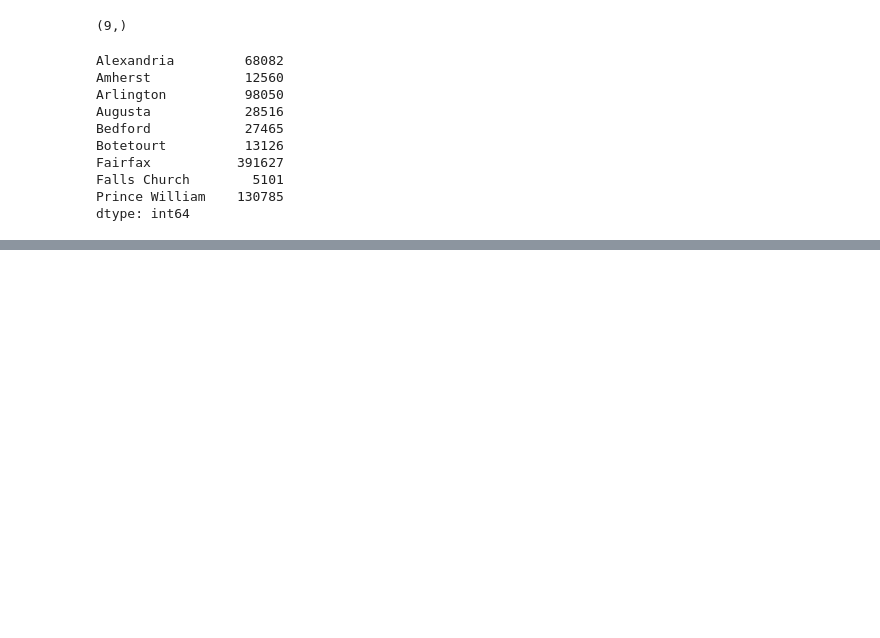
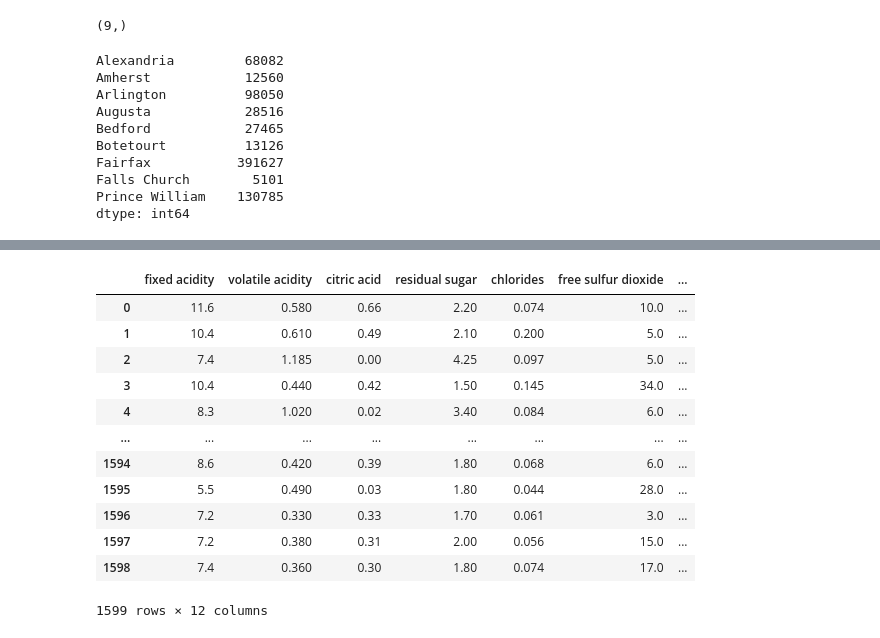
Before and after one commit to t4d-classes/advanced-python_10242022, a Jupyter notebook: jupyter/02_Pandas_Intro.ipynb, the cells around one changed output, grey strips where cells are left out. Drawn from its saved outputs; the diff is of its cells as text; code cells hidden in the pictures; blank space fills up the shorter version.

```diff
--- a/jupyter/02_Pandas_Intro.ipynb
+++ b/jupyter/02_Pandas_Intro.ipynb
@@ -188,0 +513,34 @@ dtype: int64
+# %%
+wine_dtypes = {
+    "fixed acidity": np.float32,
+    "volatile acidity": np.float32,
+    "citric acid": np.float32,
+    "residual sugar": np.float32,
+    "chlorides": np.float32,
+    "free sulfur dioxide": np.float32,
+    "total sulfur dioxide": np.float32,
+    "density": np.float32,
+    "pH": np.float32,
+    "sulphates": np.float32,
+    "alcohol": np.float32,
+    "quality": np.int8,
+}
+
+
+wine_data = pd.read_csv("Portuguese_VinhoVerde_RedWine_Quality.csv", dtype=wine_dtypes)
+
+wine_data
+# %% [output]
+|  | fixed acidity | volatile acidity | citric acid | residual sugar | chlorides | free sulfur dioxide | ... |
+| 0 | 11.6 | 0.580 | 0.66 | 2.20 | 0.074 | 10.0 | ... |
+| 1 | 10.4 | 0.610 | 0.49 | 2.10 | 0.200 | 5.0 | ... |
+| 2 | 7.4 | 1.185 | 0.00 | 4.25 | 0.097 | 5.0 | ... |
+| 3 | 10.4 | 0.440 | 0.42 | 1.50 | 0.145 | 34.0 | ... |
+| 4 | 8.3 | 1.020 | 0.02 | 3.40 | 0.084 | 6.0 | ... |
+| ... | ... | ... | ... | ... | ... | ... | ... |
+| 1594 | 8.6 | 0.420 | 0.39 | 1.80 | 0.068 | 6.0 | ... |
+| 1595 | 5.5 | 0.490 | 0.03 | 1.80 | 0.044 | 28.0 | ... |
+| 1596 | 7.2 | 0.330 | 0.33 | 1.70 | 0.061 | 3.0 | ... |
+| 1597 | 7.2 | 0.380 | 0.31 | 2.00 | 0.056 | 15.0 | ... |
+| 1598 | 7.4 | 0.360 | 0.30 | 1.80 | 0.074 | 17.0 | ... |
+1599 rows × 12 columns
```
Also changed, not shown: parts of 38 cells of this notebook, 13 other files.
